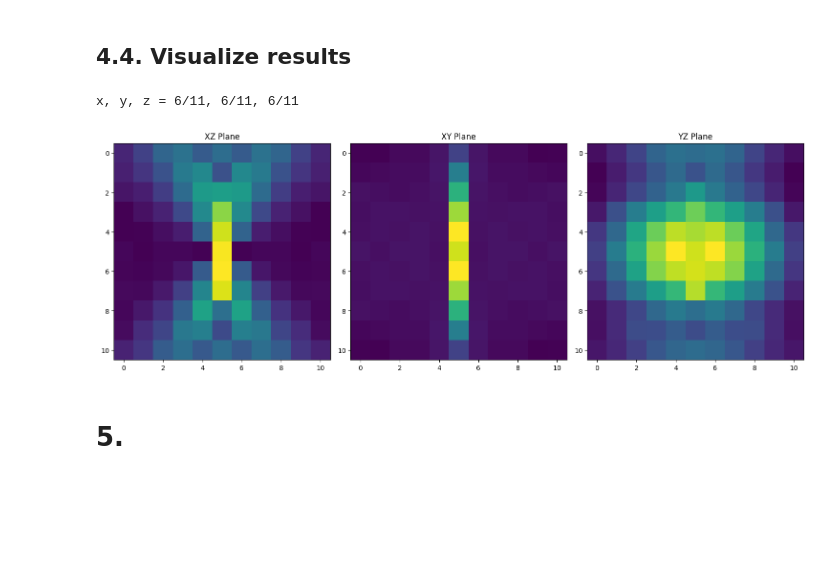
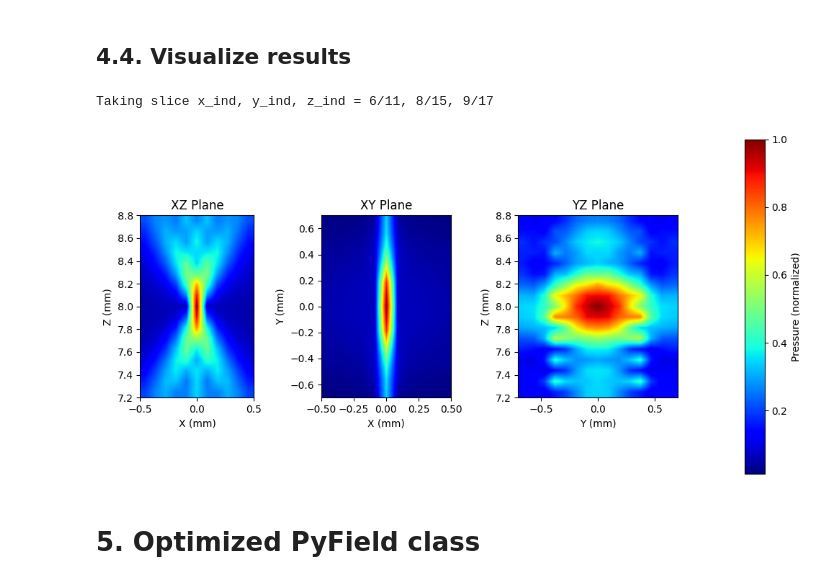
Before and after one commit to EstebanRivera08/eSDIva, a Jupyter notebook: notebook/PyFieldTest.ipynb, the cells around one changed output. Drawn from its saved outputs; the diff is of its cells as text; code cells hidden in the pictures; blank space fills up the shorter version.

```diff
--- a/notebook/PyFieldTest.ipynb
+++ b/notebook/PyFieldTest.ipynb
@@ -668,24 +660,0 @@ pressure_vol.point_data["Pressure"] = pressure_field.ravel(order="F")  # VERY im
-# %%
-y0 = int(np.ceil(y.shape[0]/2))
-x0 = int(np.ceil(x.shape[0]/2))
-z0 = int(np.ceil(z.shape[0]/2))
-print(f"x, y, z = {x0}/{x.shape[0]}, {y0}/{y.shape[0]}, {z0}/{z.shape[0]}")
-# Create a plotter object
-# %% [output]
-x, y, z = 6/11, 6/11, 6/11
-# %%
-XZ_plane = pressure_field[: , y0-1, : ].squeeze()
-XY_plane = pressure_field[: , : , z0-1].squeeze()
-YZ_plane = pressure_field[x0-1, : , : ].squeeze()
-# %%
-fig, ax = plt.subplots(1, 3, figsize=(15, 5))
-ax[0].imshow(XZ_plane.T)
-ax[0].set_title("XZ Plane")
-ax[1].imshow(XY_plane.T)
-ax[1].set_title("XY Plane")
-ax[2].imshow(YZ_plane.T)
-ax[2].set_title("YZ Plane")
-plt.tight_layout()
-plt.show()
-# %% [output]
-[figure, removed]
@@ -692,31 +775,5 @@ plt.show()
 # %%
-
-plotter = pv.Plotter(notebook=False)# ,off_screen=True) # Need to add this parameter to save the screenshot
-
-n_contours = 10
-min_val = 0
-max_val = pressure_field.max()
-levels = np.linspace(min_val, max_val, n_contours)
-iso_mesh = pressure_vol.contour(isosurfaces=levels, scalars="Pressure")  # Create isosurface at threshold
-plotter.add_mesh(
-    iso_mesh,
-    scalars="Pressure",  # use the scalar to color surfaces
-    cmap="jet",                   # color map
-    opacity='linear',                  # solid surfaces
-    show_scalar_bar=True,
-    scalar_bar_args={"title": "Pressure",
-        "vertical": True,
-        "title_font_size": 16,
-        "label_font_size": 12,
-        "position_x": 0.9,
-        "position_y": 0.2,
-        "height": 0.3,
-    },
-    label="Pressure PII",
-    color = "r", # color of the mesh
-)
-
-plotter.add_axes()              # show XYZ axes
-plotter.show_grid()             # show grid
-
-plotter.show()
+plot_field_planes(pressure_field, x, y, z)
+# %% [output]
+Taking slice x_ind, y_ind, z_ind = 6/11, 8/15, 9/17
+[figure, added]
@@ -723,5 +782,5 @@ plotter.show()
 # %% [markdown]
-# 5.
+# 5. Optimized PyField class
 # %%
 import numpy as np
 from tqdm import tqdm
```
Also changed, not shown: parts of 58 cells of this notebook.
